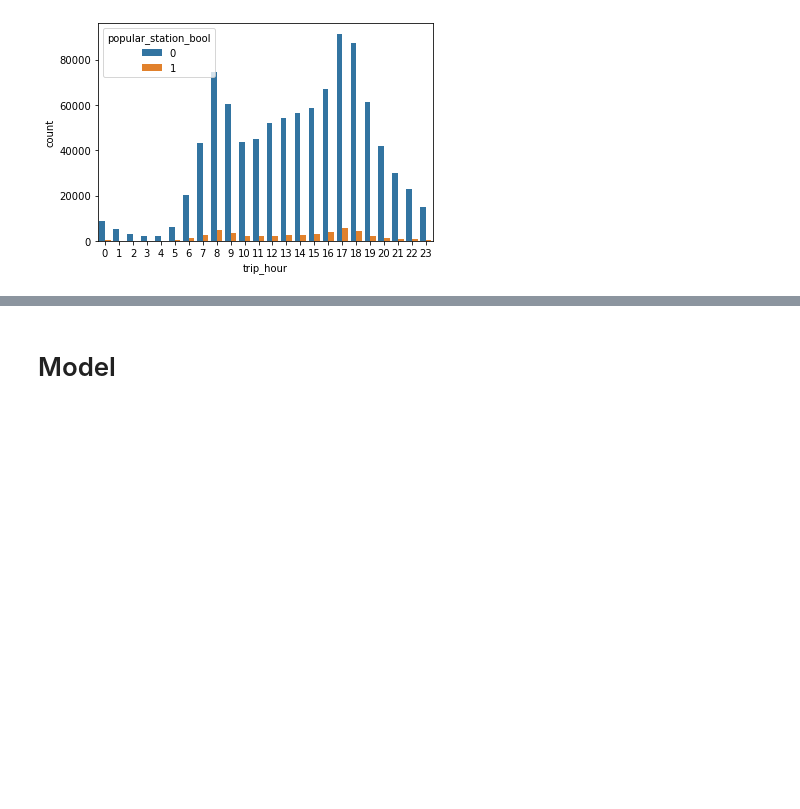
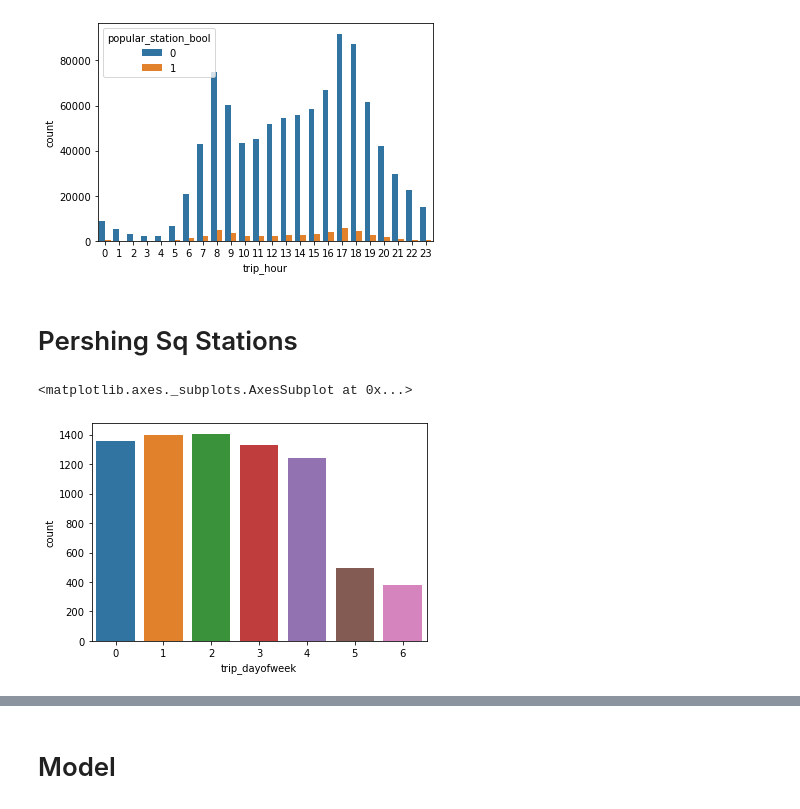
Before and after one commit to aminoux2/CitibikeCapstone, a Jupyter notebook: citi.ipynb, the cells around one changed output, grey strips where cells are left out. Drawn from its saved outputs; the diff is of its cells as text; code cells hidden in the pictures; blank space fills up the shorter version.

```diff
--- a/citi.ipynb
+++ b/citi.ipynb
@@ -379,3 +439,10 @@ ax= sns.countplot(x='trip_month', hue='popular_station_bool', data=citi)
 ax= sns.countplot(x='trip_hour', hue='popular_station_bool', data=citi)
 # %% [output]
 [figure]
+# %% [markdown]
+# Pershing Sq Stations
+# %%
+sns.countplot(x= 'trip_dayofweek' , data=citi[citi['end station name']== 'Pershing Square North'])
+# %% [output]
+<matplotlib.axes._subplots.AxesSubplot at 0x...>
+[figure, added]
```
Also changed, not shown: parts of 80 cells of this notebook.
